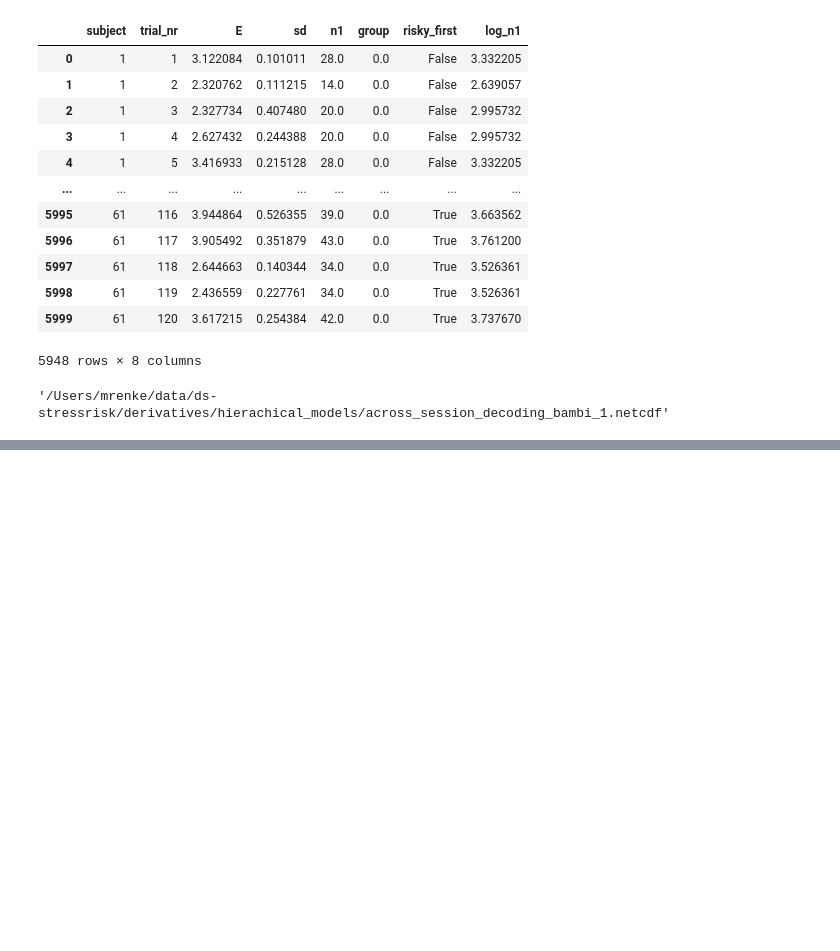
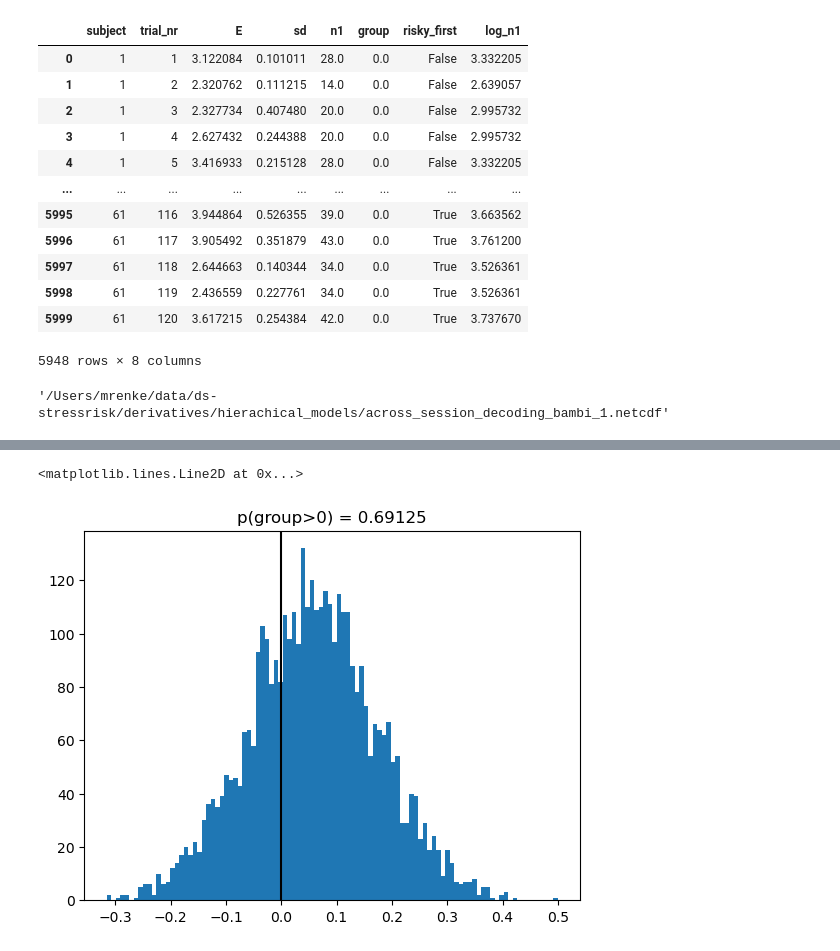
Before and after one commit to Gilles86/stress_risk, a Jupyter notebook: stress_risk/analyse_results/decode_ses1-en_ses2-de_ana.ipynb, the cells around one changed output, grey strips where cells are left out. Saved outputs shown, nothing was run; the diff lists cells and outputs as text; code cells hidden in the pictures; blank space fills up the shorter version.

```diff
--- a/stress_risk/analyse_results/decode_ses1-en_ses2-de_ana.ipynb
+++ b/stress_risk/analyse_results/decode_ses1-en_ses2-de_ana.ipynb
@@ -200,0 +213,9 @@ Inference data with groups:
+# %%
+param = 'group' #:risky_first'
+post = traces.posterior[param].to_dataframe()
+plt.hist(post, bins=100)
+plt.title(f'p({param}>0) = {np.mean(post > 0)[0]}')
+plt.axvline([0],color='black')
+# %% [output]
+<matplotlib.lines.Line2D at 0x...>
+[figure, added]
```
Also changed, not shown: parts of 2 cells of this notebook, 20 other files.
